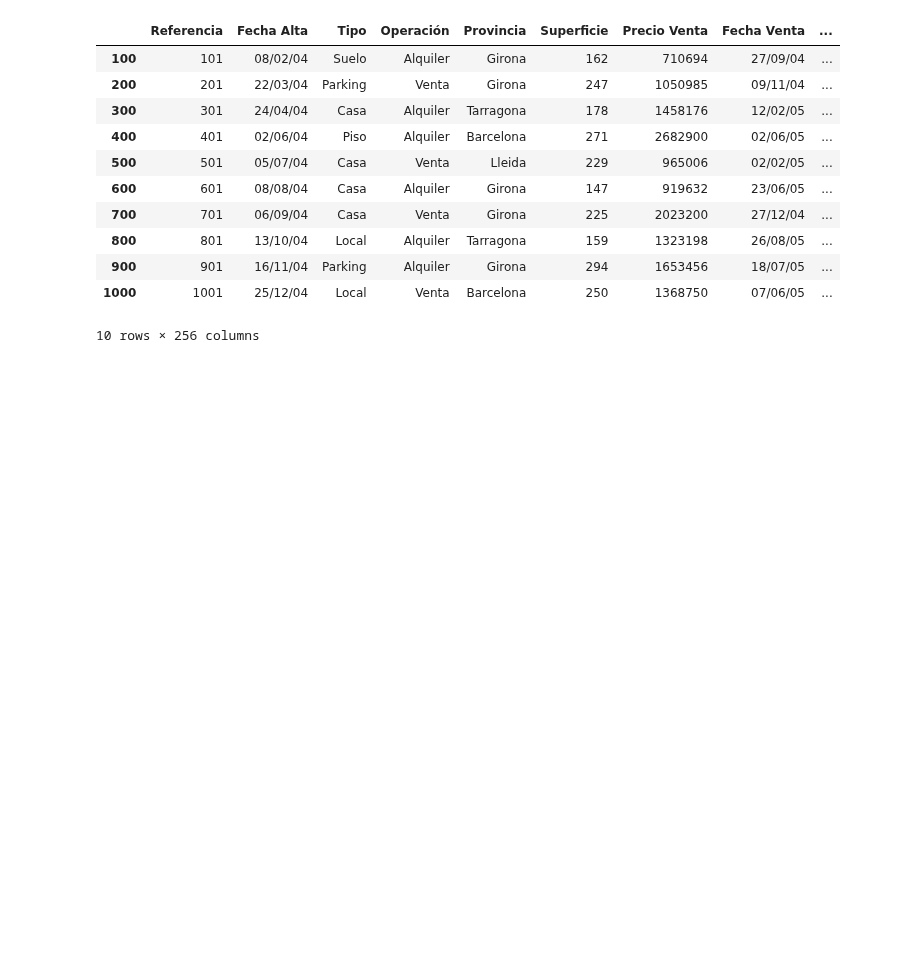
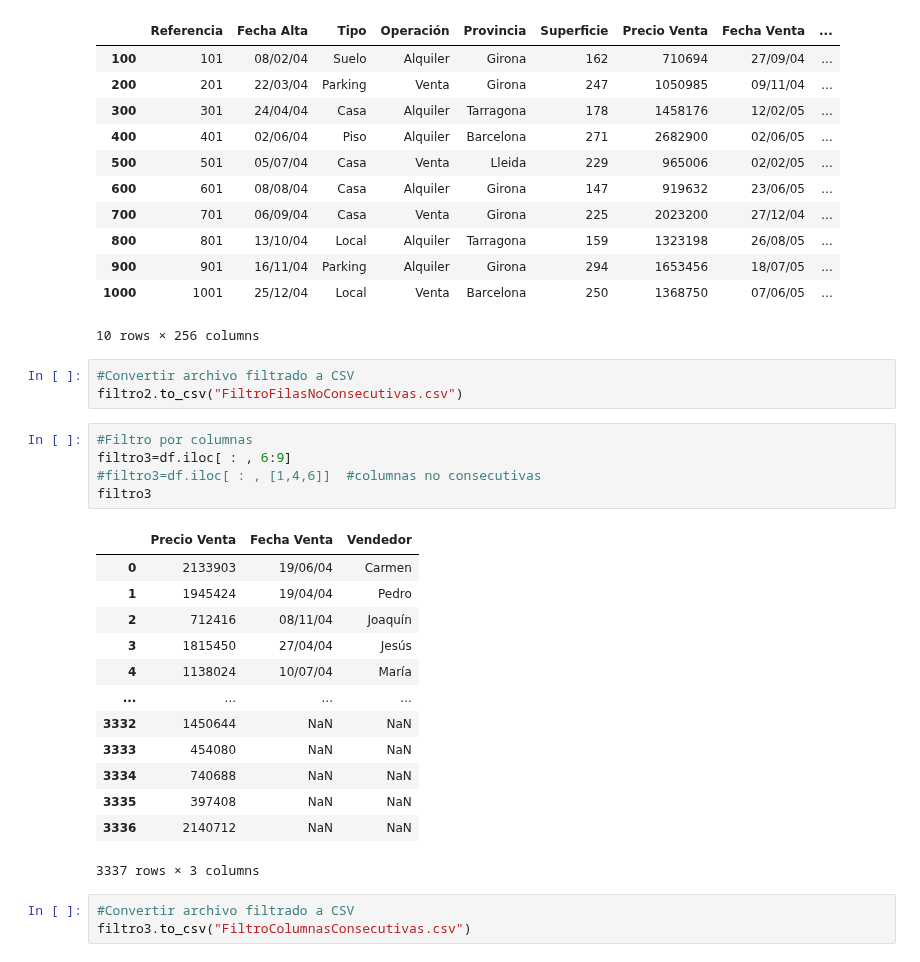
Before and after one commit to ElizabethCobos/Reto1, a Jupyter notebook: extracciónDatos.ipynb, the cells around one changed output. Cells and saved outputs as stored; diff of their text form; blank space fills up the shorter version.

Commit message:
Filtro3 columnas consecutivas

```diff
--- a/extracciónDatos.ipynb
+++ b/extracciónDatos.ipynb
@@ -60,3 +60,28 @@ filtro2
 | 900 | 901 | 16/11/04 | Parking | Alquiler | Girona | 294 | 1653456 | 18/07/05 | ... |
 | 1000 | 1001 | 25/12/04 | Local | Venta | Barcelona | 250 | 1368750 | 07/06/05 | ... |
 10 rows × 256 columns
+# %%
+#Convertir archivo filtrado a CSV
+filtro2.to_csv("FiltroFilasNoConsecutivas.csv")
+# %%
+#Filtro por columnas
+filtro3=df.iloc[ : , 6:9]
+#filtro3=df.iloc[ : , [1,4,6]]  #columnas no consecutivas
+filtro3
+# %% [output]
+|  | Precio Venta | Fecha Venta | Vendedor |
+| 0 | 2133903 | 19/06/04 | Carmen |
+| 1 | 1945424 | 19/04/04 | Pedro |
+| 2 | 712416 | 08/11/04 | Joaquín |
+| 3 | 1815450 | 27/04/04 | Jesús |
+| 4 | 1138024 | 10/07/04 | María |
+| ... | ... | ... | ... |
+| 3332 | 1450644 | NaN | NaN |
+| 3333 | 454080 | NaN | NaN |
+| 3334 | 740688 | NaN | NaN |
+| 3335 | 397408 | NaN | NaN |
+| 3336 | 2140712 | NaN | NaN |
+3337 rows × 3 columns
+# %%
+#Convertir archivo filtrado a CSV
+filtro3.to_csv("FiltroColumnasConsecutivas.csv")
```
Also changed, not shown: 1 other file.
